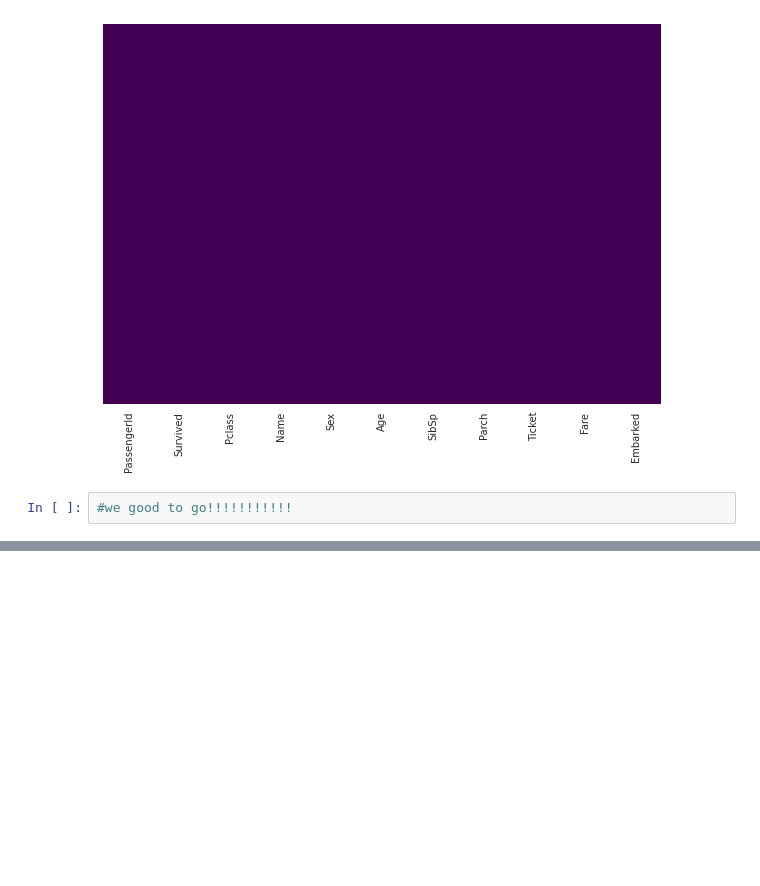
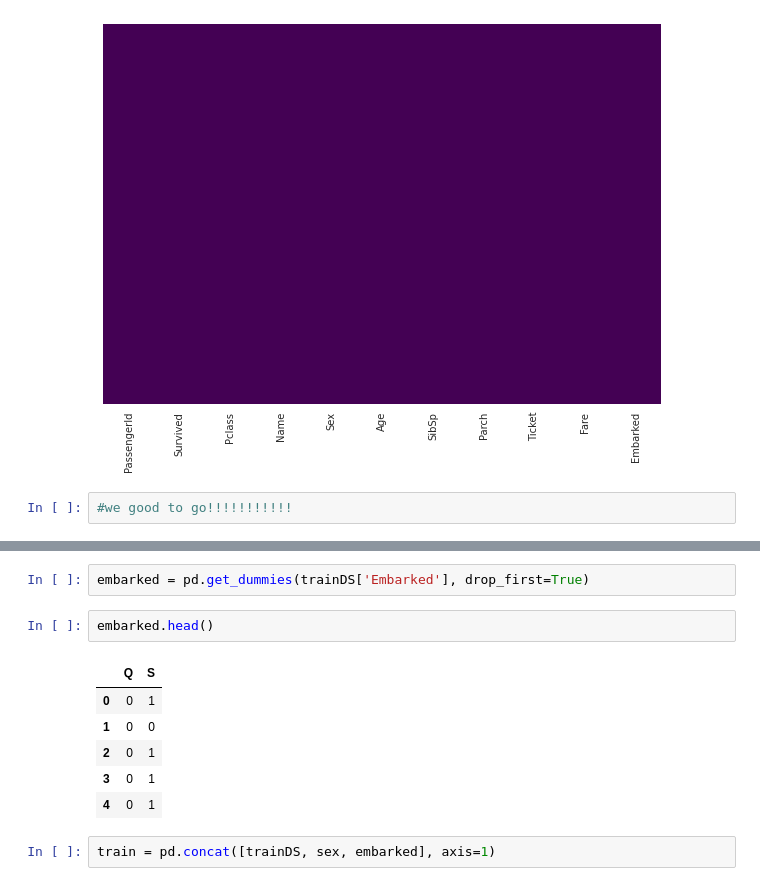
Before and after one commit to itsregalo/DS-ML, a Jupyter notebook: logistic-regression/logistic_regression.ipynb, the cells around one changed output, grey strips where cells are left out. Saved outputs shown, nothing was run; the diff lists cells and outputs as text; blank space fills up the shorter version.

```diff
--- a/logistic-regression/logistic_regression.ipynb
+++ b/logistic-regression/logistic_regression.ipynb
@@ -150,0 +181,13 @@ sns.heatmap(trainDS.isnull(), yticklabels=False, cmap='viridis', cbar=False)
+# %%
+embarked = pd.get_dummies(trainDS['Embarked'], drop_first=True)
+# %%
+embarked.head()
+# %% [output]
+|  | Q | S |
+| 0 | 0 | 1 |
+| 1 | 0 | 0 |
+| 2 | 0 | 1 |
+| 3 | 0 | 1 |
+| 4 | 0 | 1 |
+# %%
+train = pd.concat([trainDS, sex, embarked], axis=1)
```
Also changed, not shown: parts of 4 cells of this notebook.
